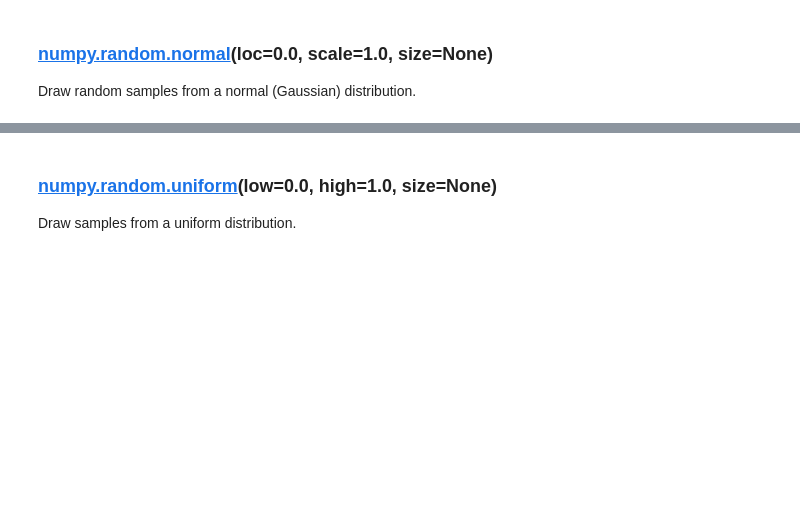
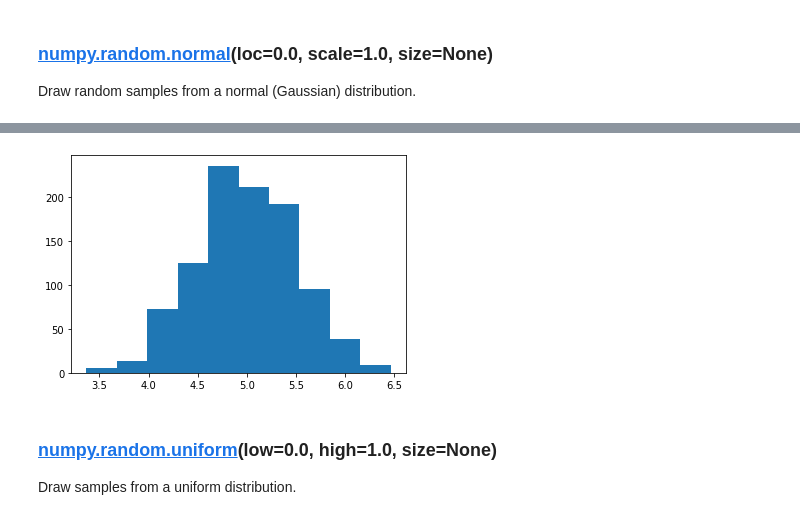
Before and after one commit to amacuga/progda-assignement, a Jupyter notebook: Assignment.ipynb, the cells around one changed output, grey strips where cells are left out. Cells and saved outputs as stored; diff of their text form; code cells hidden in the pictures; blank space fills up the shorter version.

```diff
--- a/Assignment.ipynb
+++ b/Assignment.ipynb
@@ -287,3 +302,10 @@ Draw random samples from a normal (Gaussian) distribution.
+# %%
+# Returns 1000 random values with mean 5 and standard deviation 0,5.
+x = np.random.normal(5, 0.5, 1000)
+plt.hist(x)
+plt.show()
+# %% [output]
+[figure, added]
 # %% [markdown]
 ### [numpy.random.uniform](https://docs.scipy.org/doc/numpy-1.15.4/reference/generated/numpy.random.uniform.html#numpy.random.uniform)(low=0.0, high=1.0, size=None)
 
```
Also changed, not shown: parts of 36 cells of this notebook.
